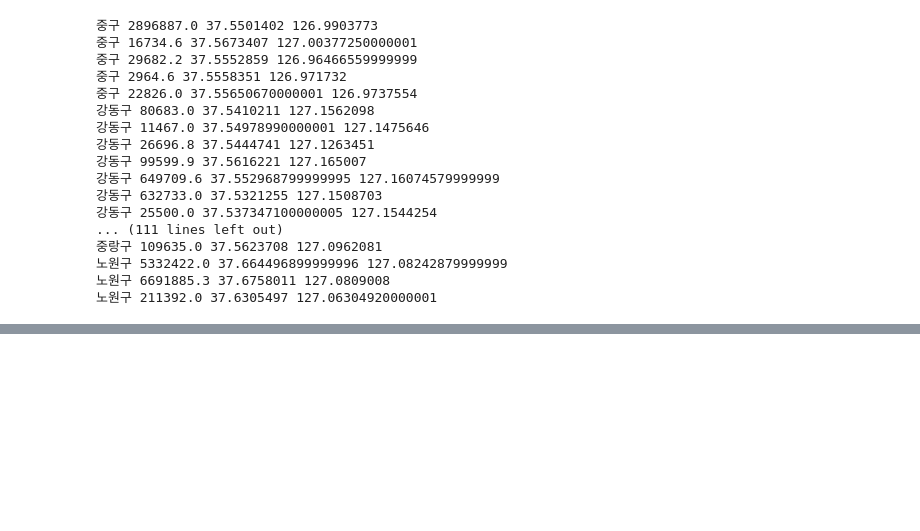
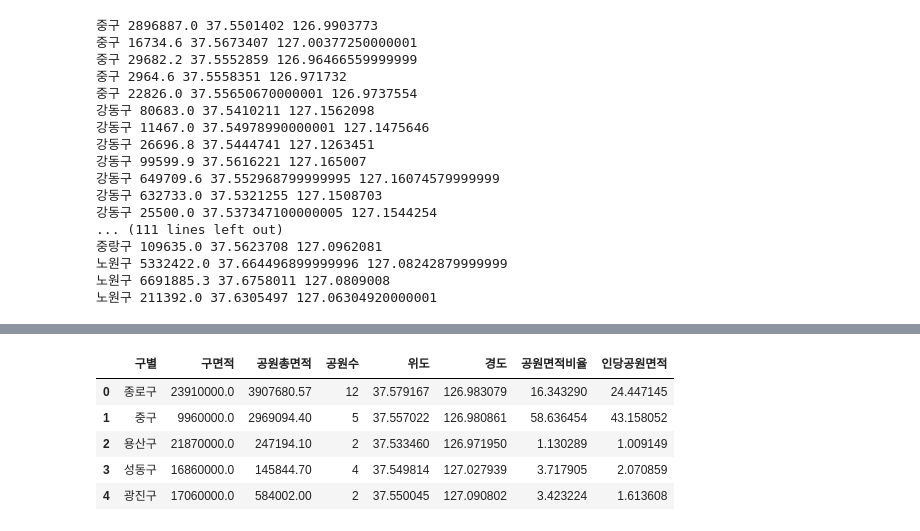
Before and after one commit to YeongilK/Python-flask-web-2020, a Jupyter notebook: 02_DataAnalysis/park.ipynb, the cells around one changed output, grey strips where cells are left out. Cells and saved outputs as stored; diff of their text form; code cells hidden in the pictures; blank space fills up the shorter version.

```diff
--- a/02_DataAnalysis/park.ipynb
+++ b/02_DataAnalysis/park.ipynb
@@ -98,0 +244,3 @@ map
+# %%
+park_gu.rename({'총 면적': '공원총면적'}, inplace=True, axis=1)
+park_gu.head()
@@ -98,0 +290,3 @@ map
+# %%
+df = df[['지역', '공원면적비율', '인당공원면적']]
+df.head()
@@ -98,0 +300,3 @@ map
+# %%
+df.rename({'지역': '구별'}, inplace=True, axis=1)
+df.head()
@@ -98,0 +310,10 @@ map
+# %%
+park_gu = pd.merge(park_gu, df, on='구별')
+park_gu.head()
+# %% [output]
+|  | 구별 | 구면적 | 공원총면적 | 공원수 | 위도 | 경도 | 공원면적비율 | 인당공원면적 |
+| 0 | 종로구 | 23910000.0 | 3907680.57 | 12 | 37.579167 | 126.983079 | 16.343290 | 24.447145 |
+| 1 | 중구 | 9960000.0 | 2969094.40 | 5 | 37.557022 | 126.980861 | 58.636454 | 43.158052 |
+| 2 | 용산구 | 21870000.0 | 247194.10 | 2 | 37.533460 | 126.971950 | 1.130289 | 1.009149 |
+| 3 | 성동구 | 16860000.0 | 145844.70 | 4 | 37.549814 | 127.027939 | 3.717905 | 2.070859 |
+| 4 | 광진구 | 17060000.0 | 584002.00 | 2 | 37.550045 | 127.090802 | 3.423224 | 1.613608 |
```
Also changed, not shown: parts of 22 cells of this notebook, 10 other files.
